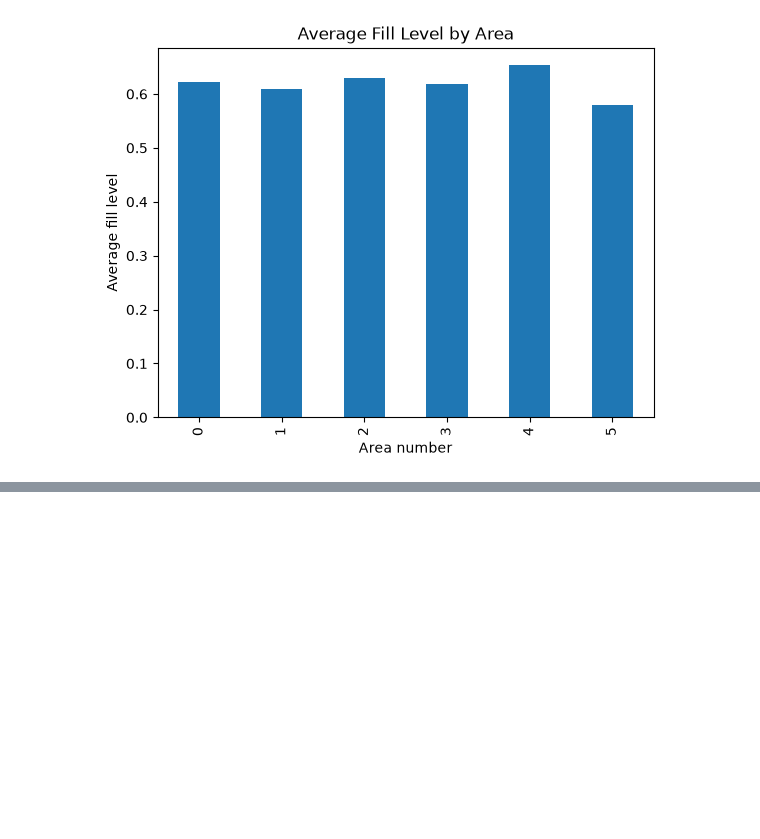
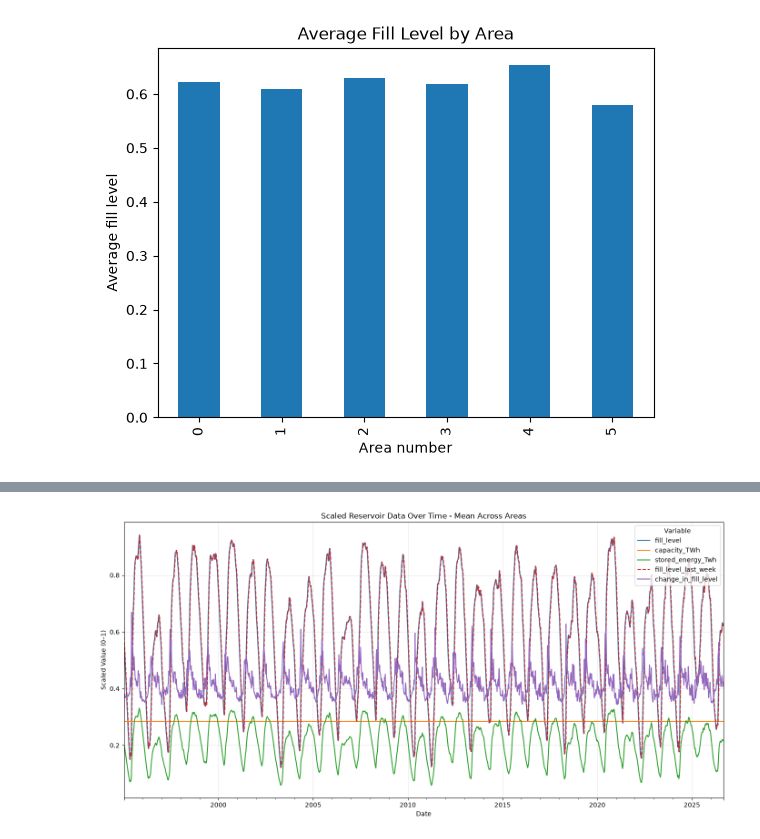
Before and after one commit to prakum04/IND320_Project, a Jupyter notebook: notebooks/assignment_1.ipynb, the cells around one changed output, grey strips where cells are left out. Drawn from its saved outputs; the diff is of its cells as text; code cells hidden in the pictures; blank space fills up the shorter version.

```diff
--- a/notebooks/assignment_1.ipynb
+++ b/notebooks/assignment_1.ipynb
@@ -173,0 +202,51 @@ plt.show()
+# %%
+from sklearn.preprocessing import MinMaxScaler
+import matplotlib.pyplot as plt
+
+# Measurement columns to compare
+columns_to_scale = [
+    "fill_level",
+    "capacity_TWh",
+    "stored_energy_Twh",
+    "fill_level_last_week",
+    "change_in_fill_level"
+]
+
+# Convert date to datetime
+df["date_id"] = pd.to_datetime(df["date_id"])
+
+# Create a copy of the dataframe
+df_scaled = df.copy()
+
+# Scale measurement columns between 0 and 1
+scaler = MinMaxScaler()
+
+df_scaled[columns_to_scale] = scaler.fit_transform(
+    df[columns_to_scale]
+)
+
+# Calculate the mean across reservoir areas for each date
+df_plot = (
+    df_scaled
+    .groupby("date_id")[columns_to_scale]
+    .mean()
+)
+
+# Plot all measurement columns together
+#df_plot.plot(figsize=(14, 7))
+
+df_plot.plot(
+    figsize=(14, 7),
+    style=["-", "-", "-", "--", "-"]
+)
+
+plt.title("Scaled Reservoir Data Over Time - Mean Across Areas")
+plt.xlabel("Date")
+plt.ylabel("Scaled Value (0–1)")
+plt.legend(title="Variable")
+plt.grid(alpha=0.3)
+plt.tight_layout()
+
+plt.show()
+# %% [output]
+[figure, added]
```
Also changed, not shown: parts of 11 cells of this notebook, 5 other files.
